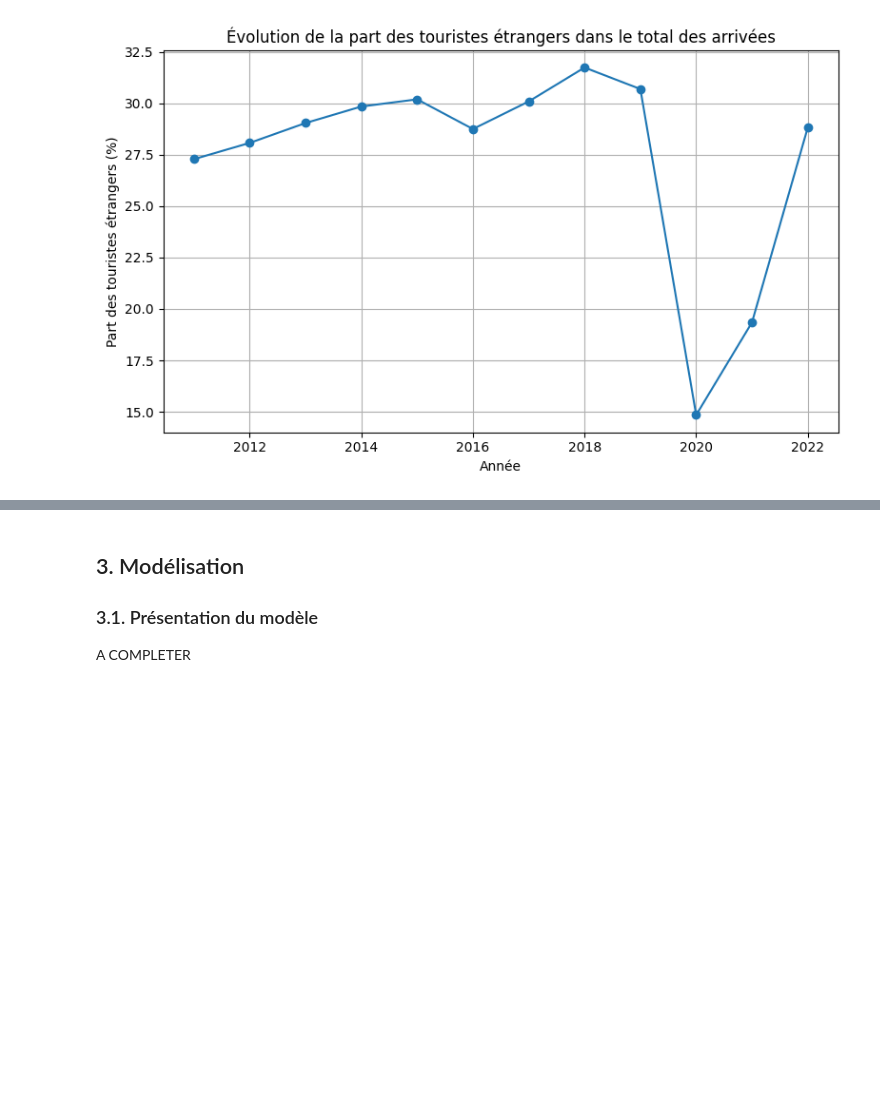
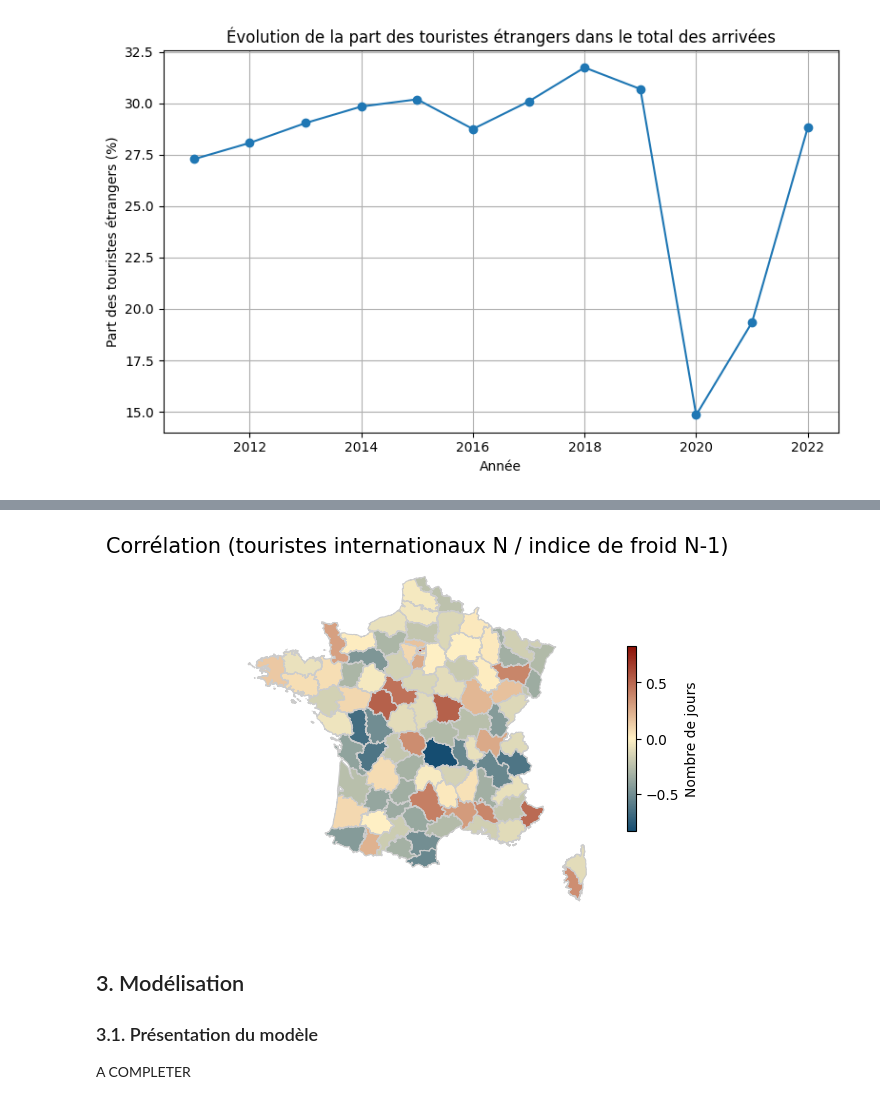
Before and after one commit to Manonchvllr/Project, a Jupyter notebook: rapport.ipynb, the cells around one changed output, grey strips where cells are left out. Cells and saved outputs as stored; diff of their text form; code cells hidden in the pictures; blank space fills up the shorter version.

```diff
--- a/rapport.ipynb
+++ b/rapport.ipynb
@@ -804,3 +1046,27 @@ plt.show()
+# %%
+# Copie + formatage du code département
+corr_etranger_froid_map = corr_etranger_froid_dep.copy()
+corr_etranger_froid_map["DEP"] = (
+    corr_etranger_froid_map["DEP"]
+    .astype(str)
+    .str.zfill(2)
+)
+
+fig, ax = plt.subplots(figsize=(6, 8))
+
+cartes.mise_en_forme_carte(
+    cartes.donnee_carte(corr_etranger_froid_map),
+    annees=toutes_annees,
+    mois=mois_hiver,   # hiver, pour l’indice de froid
+    indicateur="corr_arrivees_indice_froid_N_1",
+    titre_carte="Corrélation (touristes internationaux N / indice de froid N-1)",
+    plotting=ax,
+    evolution=False
+)
+
+plt.show()
+# %% [output]
+[figure, added]
 # %% [markdown]
 ## 3. Modélisation <a id="chapter_3"></a>
 ### 3.1. Présentation du modèle <a id="section_3_1"></a>
```
Also changed, not shown: parts of 20 cells of this notebook.
